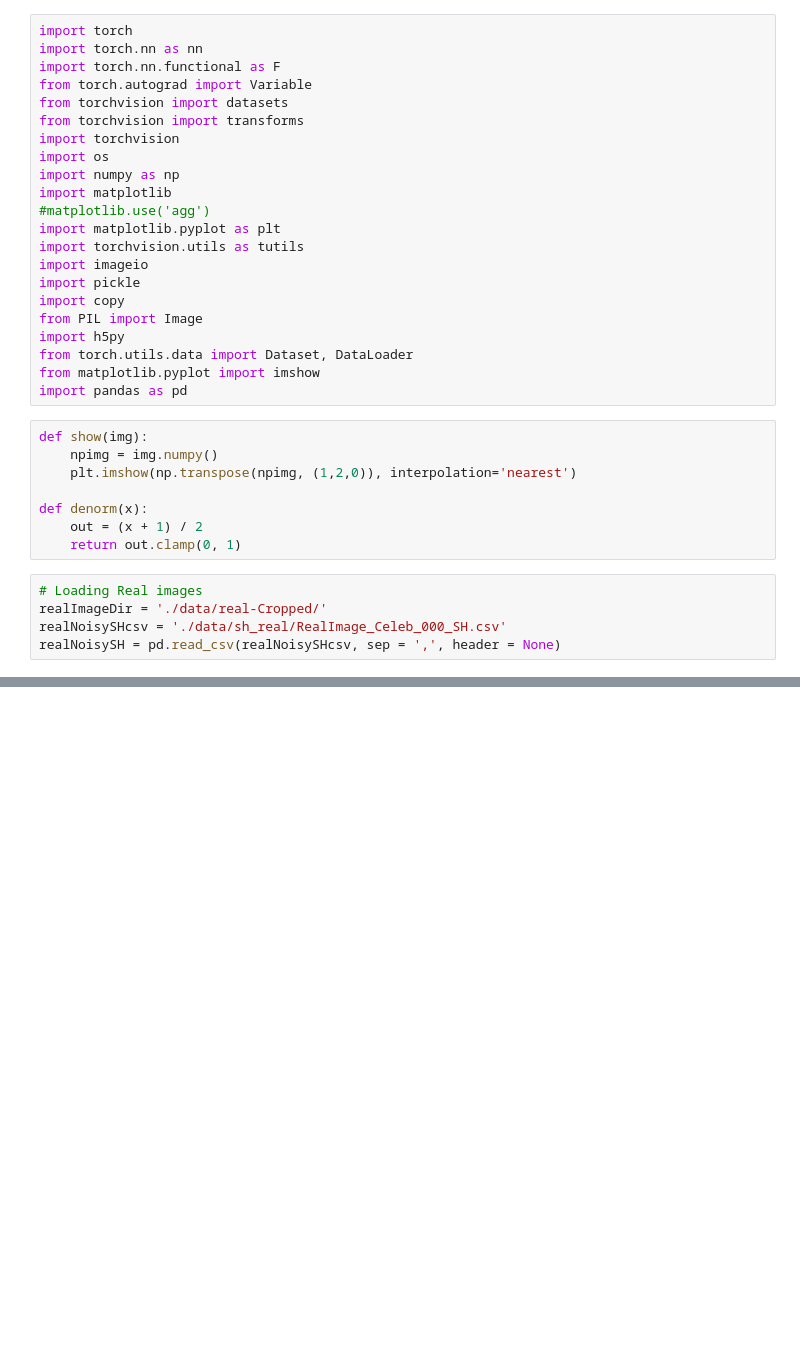
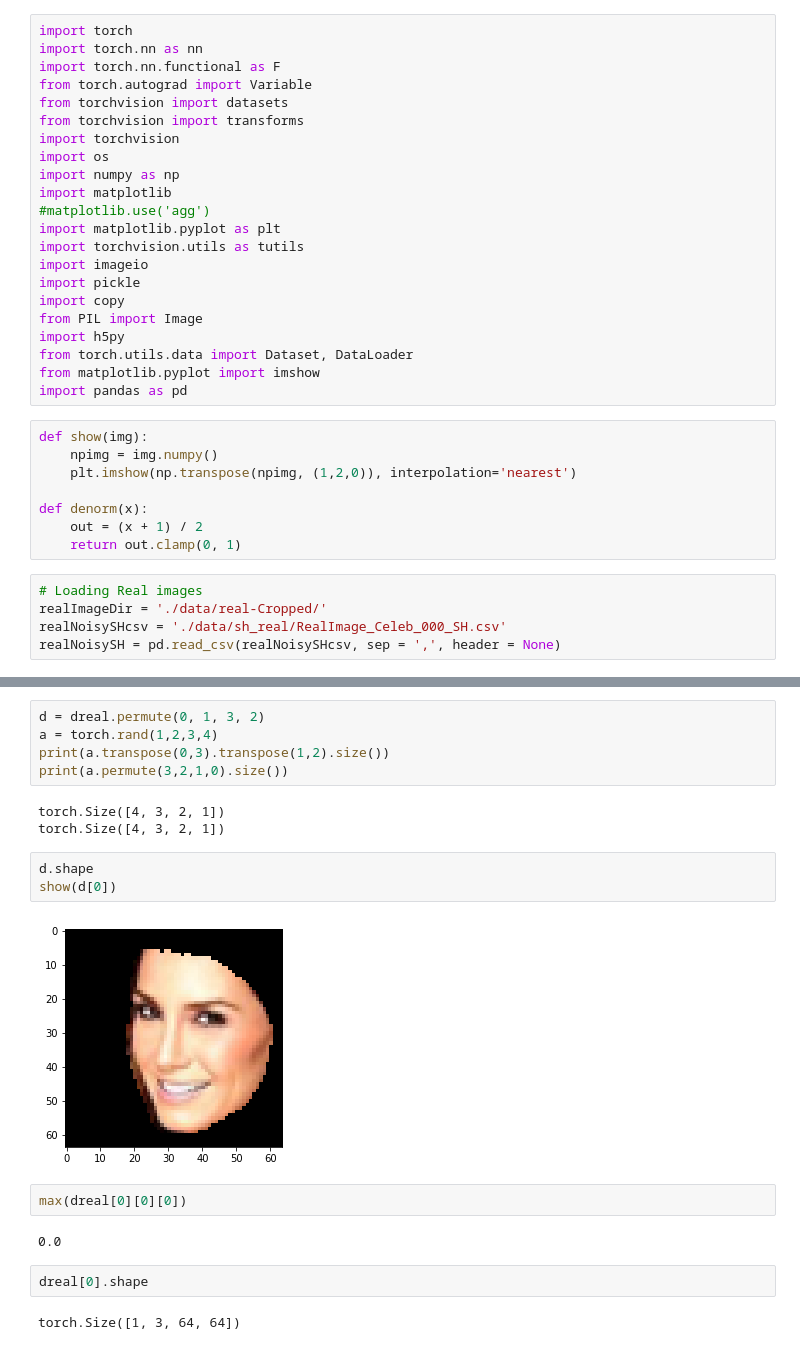
Before and after one commit to bhushan23/Light-Estimation, a Jupyter notebook: LDAN/HDF5 Generation for Real Images.ipynb, the cells around one changed output, grey strips where cells are left out. Drawn from its saved outputs; the diff is of its cells as text; blank space fills up the shorter version.

```diff
--- a/LDAN/HDF5 Generation for Real Images.ipynb
+++ b/LDAN/HDF5 Generation for Real Images.ipynb
@@ -52,0 +83,21 @@ show(denorm(dreal[0][0]))
+# %%
+d = dreal.permute(0, 1, 3, 2)
+a = torch.rand(1,2,3,4)
+print(a.transpose(0,3).transpose(1,2).size())
+print(a.permute(3,2,1,0).size())
+# %% [output]
+torch.Size([4, 3, 2, 1])
+torch.Size([4, 3, 2, 1])
+# %%
+d.shape
+show(d[0])
+# %% [output]
+[figure, added]
+# %%
+max(dreal[0][0][0])
+# %% [output]
+0.0
+# %%
+dreal[0].shape
+# %% [output]
+torch.Size([1, 3, 64, 64])
```
Also changed, not shown: parts of 8 cells of this notebook, 1 other file.
